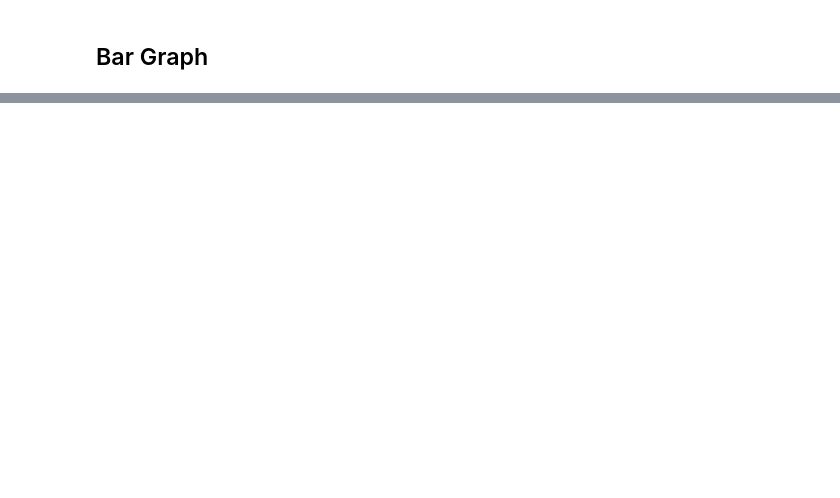
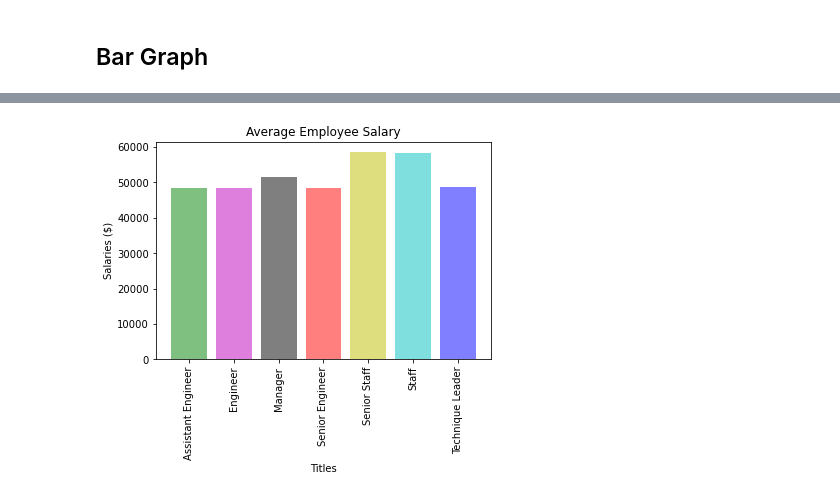
Before and after one commit to llhabers/sql-challenge, a Jupyter notebook: postgress_sql_graphs.ipynb, the cells around one changed output, grey strips where cells are left out. Drawn from its saved outputs; the diff is of its cells as text; code cells hidden in the pictures; blank space fills up the shorter version.

```diff
--- a/postgress_sql_graphs.ipynb
+++ b/postgress_sql_graphs.ipynb
@@ -29,0 +84,3 @@ for record in data:
+# %%
+employees_salaries_df = pd.merge(employees_data, salaries_data, on='emp_no', how="inner")
+employees_salaries_df
@@ -29,0 +101,3 @@ for record in data:
+# %%
+combined_df = pd.merge(employees_salaries_df, titles_data, on='emp_title_id', how="inner")
+combined_df
@@ -29,0 +118,3 @@ for record in data:
+# %%
+ave_sal_by_title = combined_df.groupby(by=["title"]).mean()
+ave_sal_by_title
@@ -29,0 +131,4 @@ for record in data:
+# %%
+# Reset Index
+ave_sal_by_titles = ave_sal_by_title.reset_index()
+ave_sal_by_titles
@@ -29,0 +144,24 @@ for record in data:
+# %%
+# Set x_axis, y_axis & Tick Locations
+x_axis = ave_sal_by_titles["title"]
+ticks = np.arange(len(x_axis))
+y_axis = ave_sal_by_titles["salary"]
+
+# Create Bar Chart Based on Above Data
+plt.bar(x_axis, y_axis, align="center", alpha=0.5, color=["g", "m", "k", "r", "y", "c", "b"])
+
+# Create Ticks for Bar Chart's x_axis
+plt.xticks(ticks, x_axis, rotation="vertical")
+
+# Set Labels & Title
+plt.ylabel("Salaries ($)")
+plt.xlabel("Titles")
+plt.title("Average Employee Salary")
+
+# Save Figure
+plt.savefig("./EmployeeSQL/average_salary_by_titles.png")
+
+# Show plot
+plt.show()
+# %% [output]
+[figure, added]
```
Also changed, not shown: parts of 15 cells of this notebook, 2 other files.
